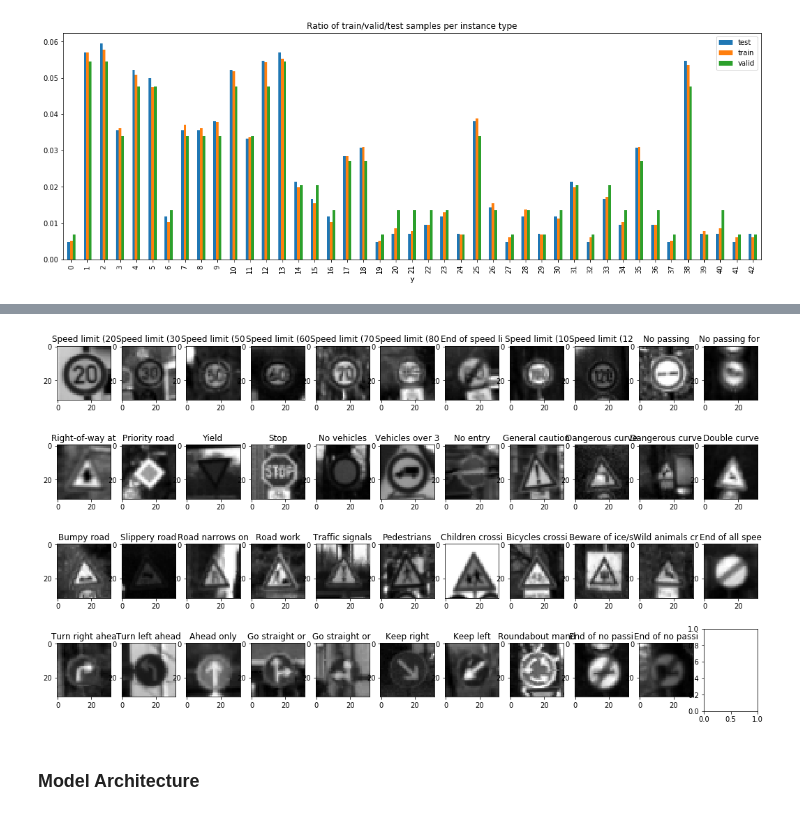
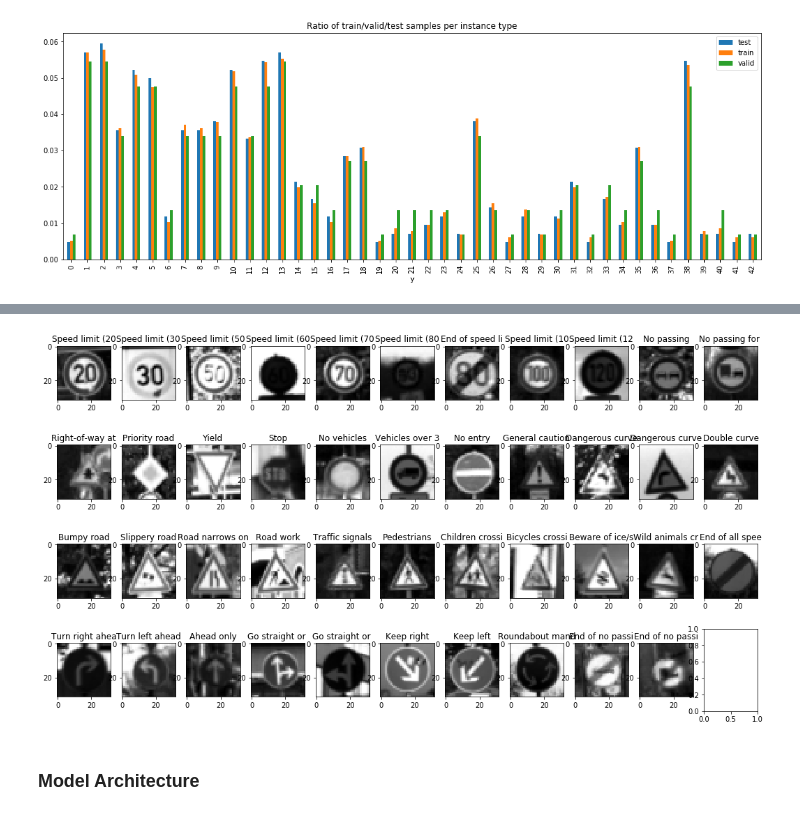
Before and after one commit to yosuah/CarND-Traffic-Sign-Classifier-Project, a Jupyter notebook: Traffic_Sign_Classifier.ipynb, the cells around one changed output, grey strips where cells are left out. Cells and saved outputs as stored; diff of their text form; code cells hidden in the pictures.

```diff
--- a/Traffic_Sign_Classifier.ipynb
+++ b/Traffic_Sign_Classifier.ipynb
@@ -101,0 +84,16 @@ signnames = pd.read_csv('signnames.csv', index_col=0)
+# %%
+def get_signname(sign_id, signnames):
+    return signnames['SignName'].loc[sign_id]
+
+def show_example_all_labels(X, y, signnames, figsize=(18, 10)):
+    unique_y, unique_y_idx = np.unique(y, return_index=True)
+    ncols = 11
+    fig, axs = plt.subplots(ncols=ncols, nrows=int(np.ceil(len(unique_y) / ncols)), figsize=figsize)
+    for ax, y, img in zip(axs.flat, unique_y, X[unique_y_idx]):
+        if img.shape[-1] == 1:
+            ax.imshow(img[:, :, 0], cmap='gray')
+        else:
+            ax.imshow(img)
+        ax.set_title(get_signname(y, signnames)[:15])
+
+show_example_all_labels(X_train, y_train, signnames)
@@ -115,19 +115,3 @@ ratios.plot(title='Ratio of train/valid/test samples per instance type',
 # %% [output]
 <matplotlib.axes._subplots.AxesSubplot at 0x...>
 [figure]
-# %%
-def get_signname(sign_id):
-    return signnames['SignName'].loc[sign_id]
-
-def show_example_all_labels(X, y):
-    unique_y, unique_y_idx = np.unique(y, return_index=True)
-    ncols = 11
-    fig, axs = plt.subplots(ncols=ncols, nrows=int(np.ceil(len(unique_y) / ncols)), figsize=(18, 10))
-    for ax, y, img in zip(axs.flat, unique_y, X[unique_y_idx]):
-        if img.shape[-1] == 1:
-            ax.imshow(img[:, :, 0], cmap='gray')
-        else:
-            ax.imshow(img)
-        ax.set_title(get_signname(y)[:15])
-
-show_example_all_labels(X_train, y_train)
@@ -188,6 +141,9 @@ show_example_all_labels((X_train_norm + 1.0) / 2.0, y_train)
-# %%
-show_example_all_labels((X_train_norm_gray + 1.0) / 2.0, y_train)
-# %% [output]
-[figure, removed]
+# %%
+from sklearn.utils import shuffle
+X_s, y_s = shuffle(X_train_norm_gray, y_train)
+
+show_example_all_labels((X_s + 1.0) / 2.0, y_s, signnames)
+# %% [output]
+[figure, added]
 # %% [markdown]
 ### Model Architecture
```
Also changed, not shown: parts of 46 cells of this notebook, 14 other files.
